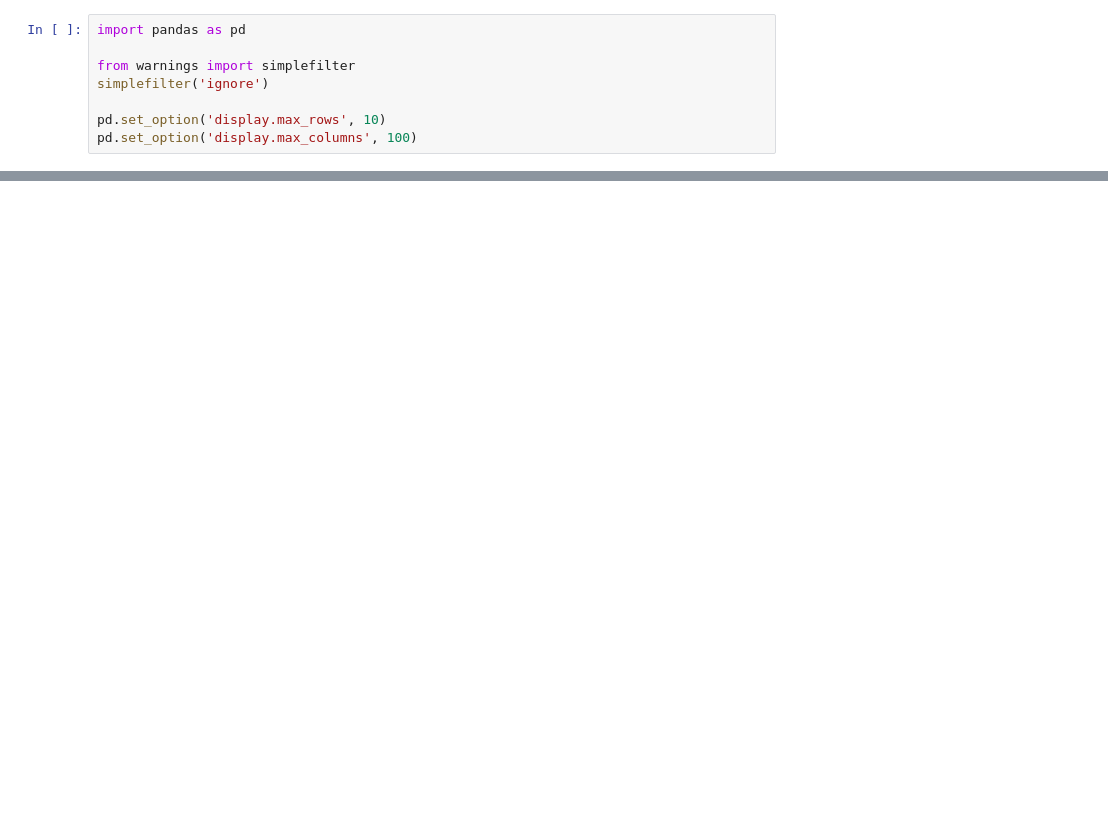
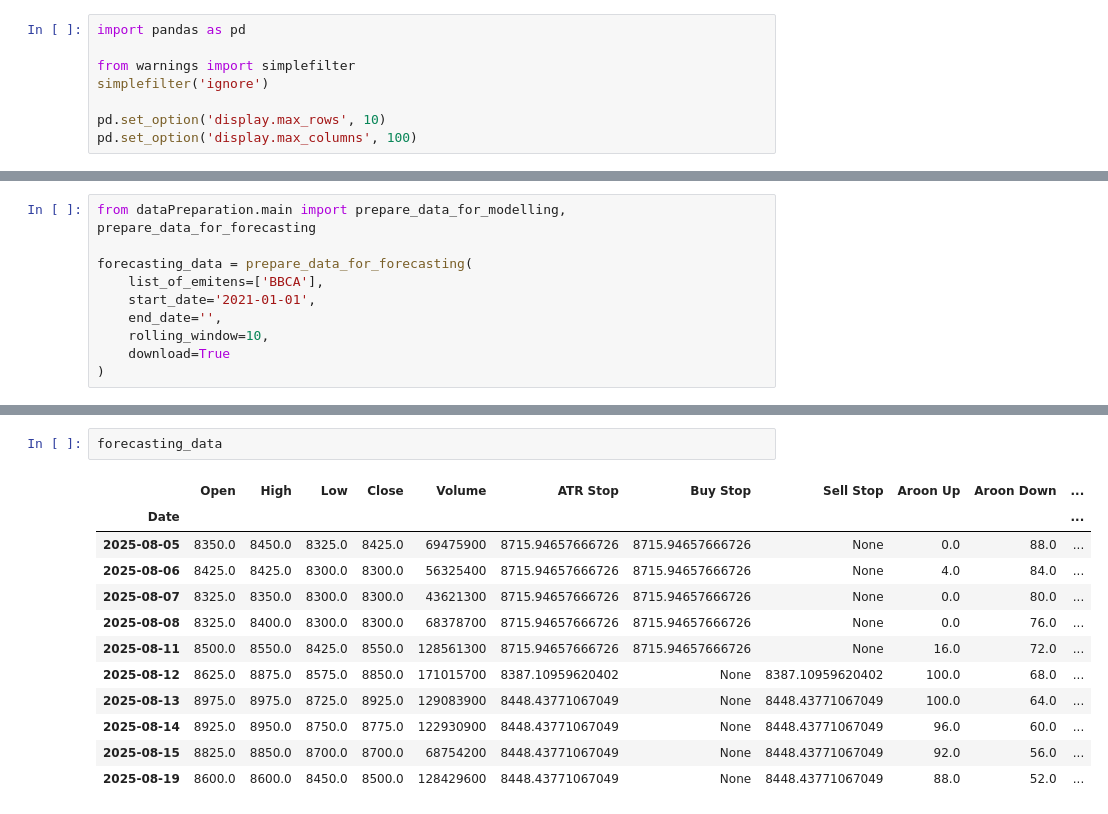
Before and after one commit to bagood/Stock-Analysis-Backend, a Jupyter notebook: testModelling.ipynb, the cells around one changed output, grey strips where cells are left out. Saved outputs shown, nothing was run; the diff lists cells and outputs as text; blank space fills up the shorter version.

```diff
--- a/testModelling.ipynb
+++ b/testModelling.ipynb
@@ -50,0 +35,10 @@ develop_models_for_selected_kode(selected_kode)
+# %%
+from dataPreparation.main import prepare_data_for_modelling, prepare_data_for_forecasting
+
+forecasting_data = prepare_data_for_forecasting(
+    list_of_emitens=['BBCA'],
+    start_date='2021-01-01',
+    end_date='',
+    rolling_window=10,
+    download=True
+)
@@ -50,0 +60,15 @@ develop_models_for_selected_kode(selected_kode)
+# %%
+forecasting_data
+# %% [output]
+|  | Open | High | Low | Close | Volume | ATR Stop | Buy Stop | Sell Stop | Aroon Up | Aroon Down | ... |
+| Date |  |  |  |  |  |  |  |  |  |  | ... |
+| 2025-08-05 | 8350.0 | 8450.0 | 8325.0 | 8425.0 | 69475900 | 8715.94657666726 | 8715.94657666726 | None | 0.0 | 88.0 | ... |
+| 2025-08-06 | 8425.0 | 8425.0 | 8300.0 | 8300.0 | 56325400 | 8715.94657666726 | 8715.94657666726 | None | 4.0 | 84.0 | ... |
+| 2025-08-07 | 8325.0 | 8350.0 | 8300.0 | 8300.0 | 43621300 | 8715.94657666726 | 8715.94657666726 | None | 0.0 | 80.0 | ... |
+| 2025-08-08 | 8325.0 | 8400.0 | 8300.0 | 8300.0 | 68378700 | 8715.94657666726 | 8715.94657666726 | None | 0.0 | 76.0 | ... |
+| 2025-08-11 | 8500.0 | 8550.0 | 8425.0 | 8550.0 | 128561300 | 8715.94657666726 | 8715.94657666726 | None | 16.0 | 72.0 | ... |
+| 2025-08-12 | 8625.0 | 8875.0 | 8575.0 | 8850.0 | 171015700 | 8387.10959620402 | None | 8387.10959620402 | 100.0 | 68.0 | ... |
+| 2025-08-13 | 8975.0 | 8975.0 | 8725.0 | 8925.0 | 129083900 | 8448.43771067049 | None | 8448.43771067049 | 100.0 | 64.0 | ... |
+| 2025-08-14 | 8925.0 | 8950.0 | 8750.0 | 8775.0 | 122930900 | 8448.43771067049 | None | 8448.43771067049 | 96.0 | 60.0 | ... |
+| 2025-08-15 | 8825.0 | 8850.0 | 8700.0 | 8700.0 | 68754200 | 8448.43771067049 | None | 8448.43771067049 | 92.0 | 56.0 | ... |
+| 2025-08-19 | 8600.0 | 8600.0 | 8450.0 | 8500.0 | 128429600 | 8448.43771067049 | None | 8448.43771067049 | 88.0 | 52.0 | ... |
```
Also changed, not shown: parts of 5 cells of this notebook, 5 other files.
